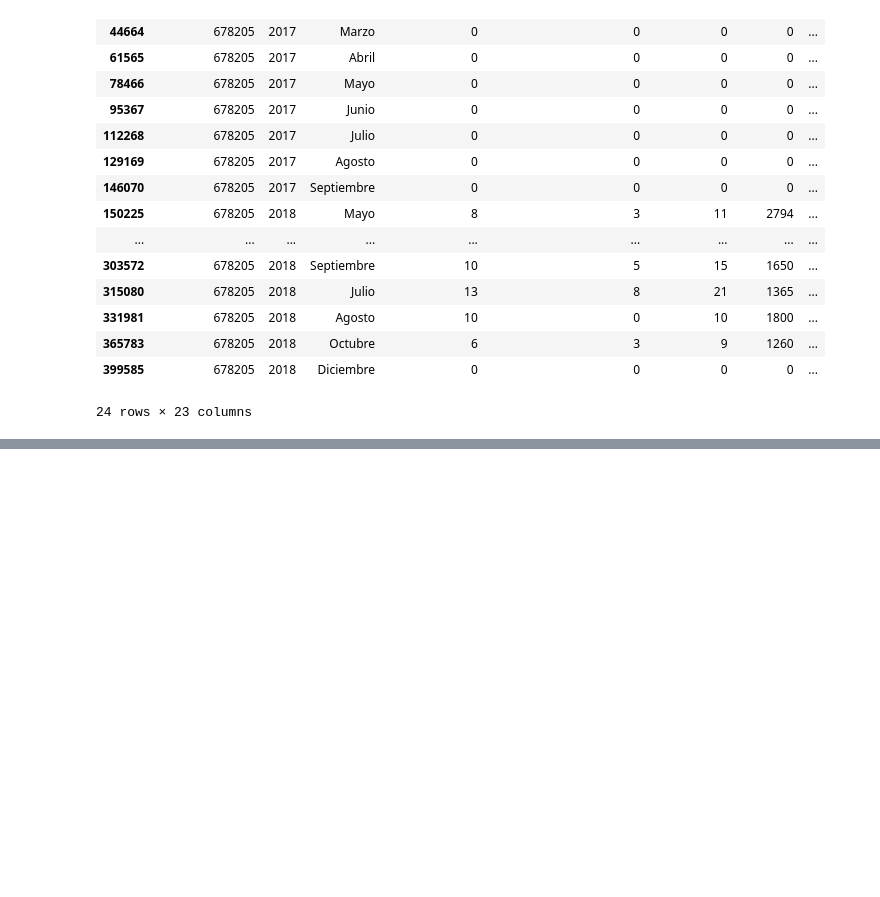
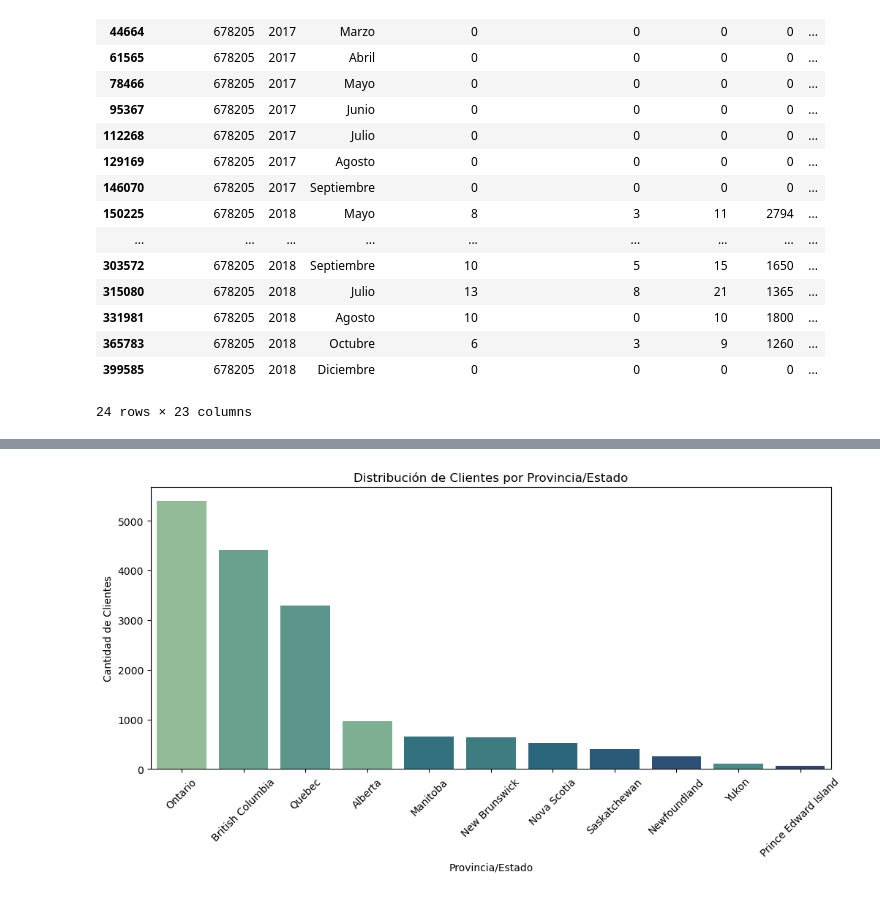
Before and after one commit to Adalab/bda-modulo-3-evaluacion-final-fatimagonzalezya, a Jupyter notebook: evaluacion-final-fatimagonzalezya.ipynb, the cells around one changed output, grey strips where cells are left out. Saved outputs shown, nothing was run; the diff lists cells and outputs as text; code cells hidden in the pictures; blank space fills up the shorter version.

```diff
--- a/evaluacion-final-fatimagonzalezya.ipynb
+++ b/evaluacion-final-fatimagonzalezya.ipynb
@@ -534,0 +601,17 @@ print(df_unido["Salary"].unique())
+# %%
+plt.figure(figsize=(12, 5))
+
+# Gráfico de countplot corregido para evitar el warning
+sns.countplot(data=df_Loyalty_History, x="Province", order=df_Loyalty_History["Province"].value_counts().index,
+              hue="Province", palette="crest", legend=False)
+
+plt.title("Distribución de Clientes por Provincia/Estado")
+plt.xlabel("Provincia/Estado")
+plt.ylabel("Cantidad de Clientes")
+plt.xticks(rotation=45)
+
+plt.show()
+
+# Hay una gran diferencia con tres ciudades, que son con diferencia las más pobladas de Canadá.
+# %% [output]
+[figure, added]
```
Also changed, not shown: parts of 60 cells of this notebook.
